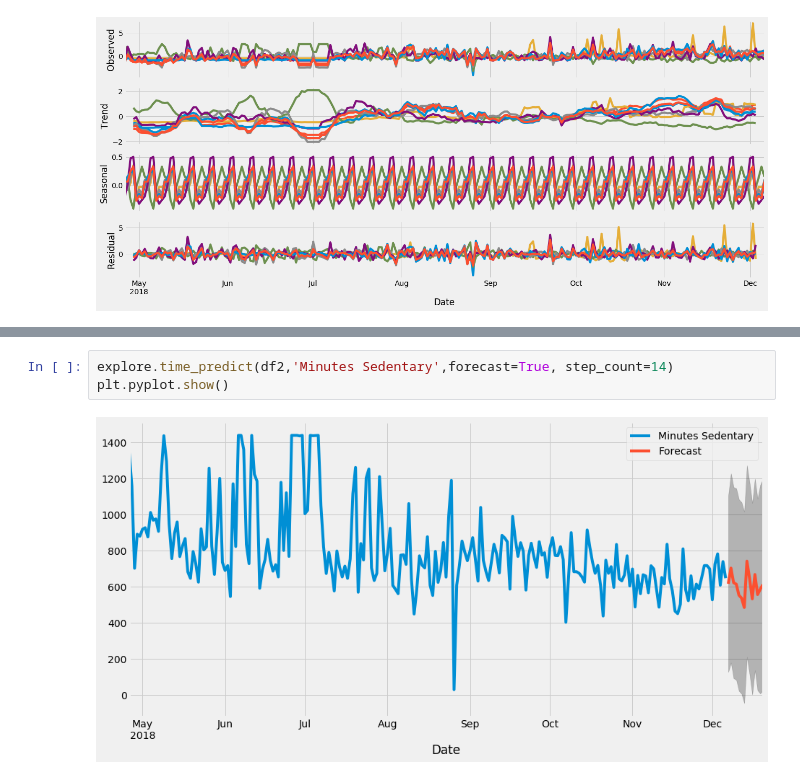
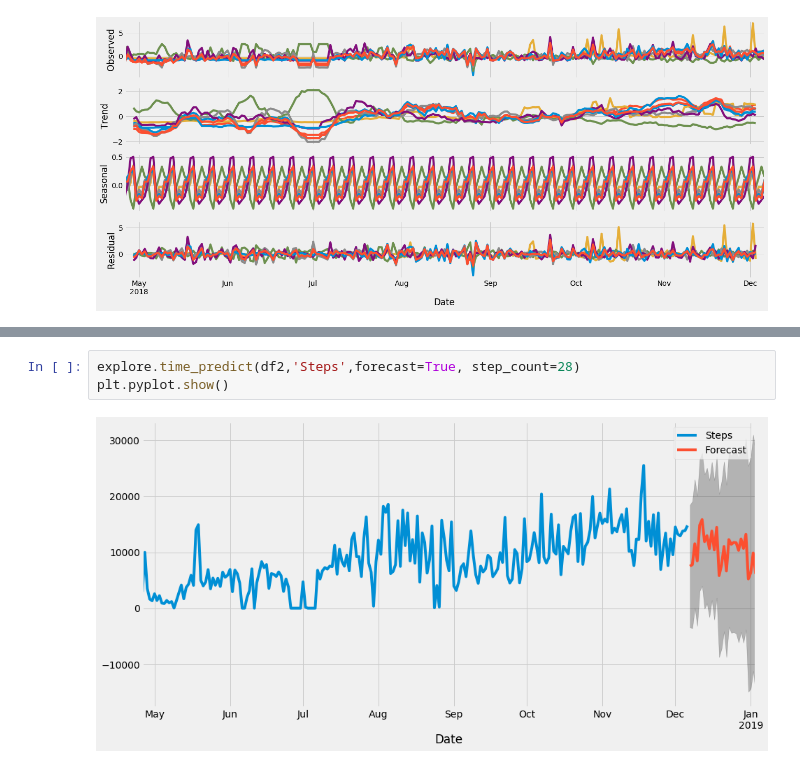
Before and after one commit to CrapWork/time-series, a Jupyter notebook: bare-bones.ipynb, the cells around one changed output, grey strips where cells are left out. Drawn from its saved outputs; the diff is of its cells as text.

```diff
--- a/bare-bones.ipynb
+++ b/bare-bones.ipynb
@@ -173,6 +195,6 @@ Using statsmodule
 # %%
-explore.time_predict(df2,'Minutes Sedentary',forecast=True, step_count=14)
+explore.time_predict(df2,'Steps',forecast=True, step_count=28)
 plt.pyplot.show()
 # %% [output]
-[figure, old version]
+[figure, new version]
 # %%
```
Also changed, not shown: parts of 28 cells of this notebook, 5 other files.
